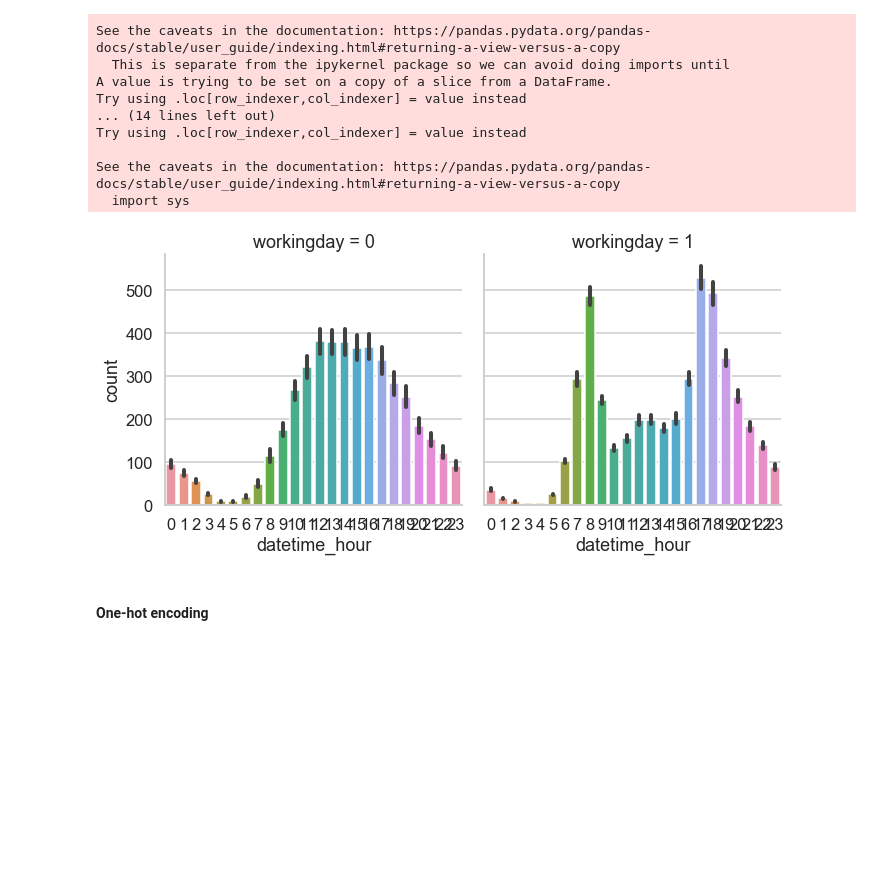
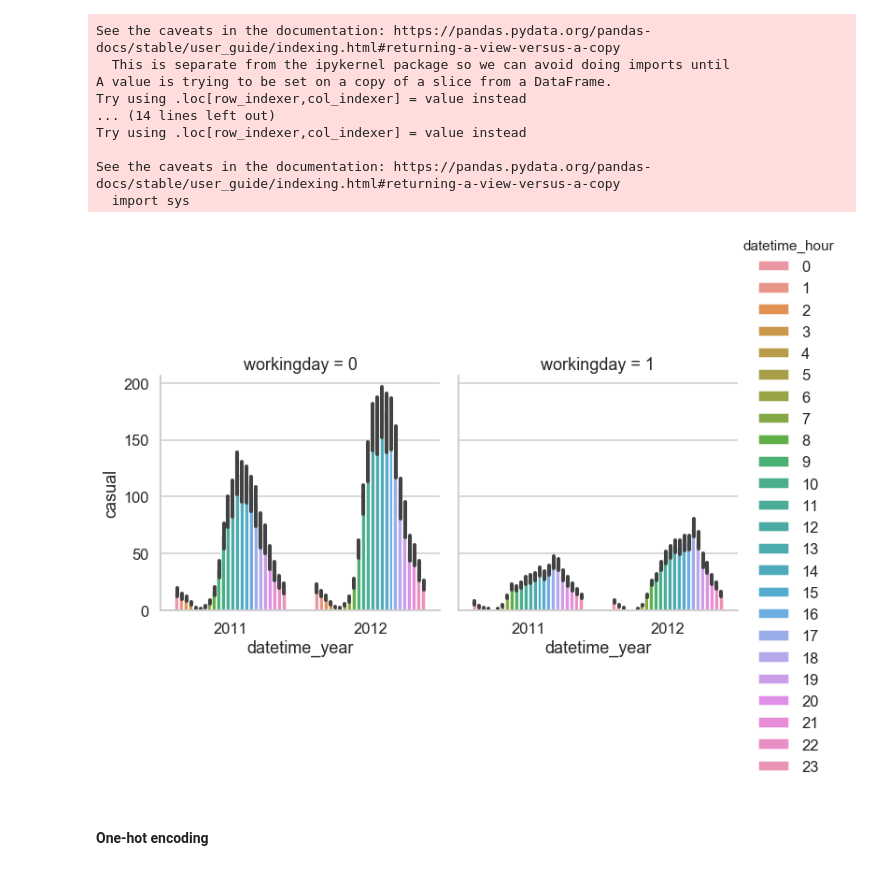
Before and after one commit to julisep/SPICEDbootcamp, a Jupyter notebook: Week_03/Bicycle/Bicycle02_registered_casual.ipynb, the cells around one changed output. Cells and saved outputs as stored; diff of their text form; code cells hidden in the pictures; blank space fills up the shorter version.

```diff
--- a/Week_03/Bicycle/Bicycle02_registered_casual.ipynb
+++ b/Week_03/Bicycle/Bicycle02_registered_casual.ipynb
@@ -74,5 +106,6 @@ Shift temperature too temperature with maximum count = 35
 # %%
 X_train['atemp_shift'] = abs(X_train['atemp'] - 35)
+X_train['month_shift'] = abs(X_train['datetime_hour'] - 14)
 # %% [output]
 A value is trying to be set on a copy of a slice from a DataFrame.
 Try using .loc[row_indexer,col_indexer] = value instead
@@ -131,9 +168,9 @@ Try using .loc[row_indexer,col_indexer] = value instead
 See the caveats in the documentation: https://pandas.pydata.org/pandas-docs/stable/user_guide/indexing.html#returning-a-view-versus-a-copy
   import sys
 # %%
-g = sns.catplot(x='datetime_hour', y='count', kind='bar', col = 'workingday', data=X_train)
+g = sns.catplot(x='datetime_year', y='casual', hue='datetime_hour', kind='bar', col = 'workingday', data=X_train)
 # %% [output]
-[figure, old version]
+[figure, new version]
 # %% [markdown]
 #### One-hot encoding
 # %%
```
Also changed, not shown: parts of 28 cells of this notebook, 2 other files.
